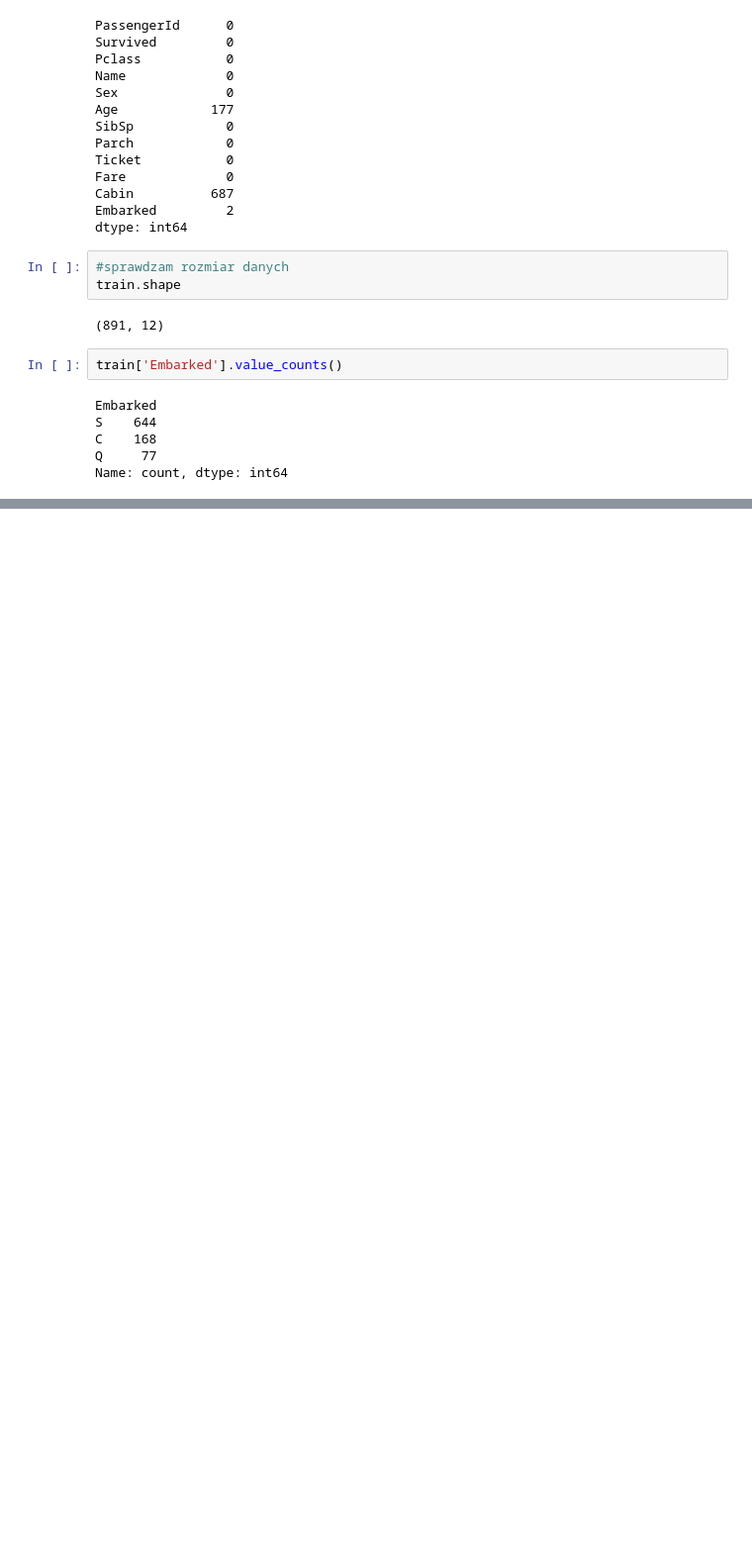
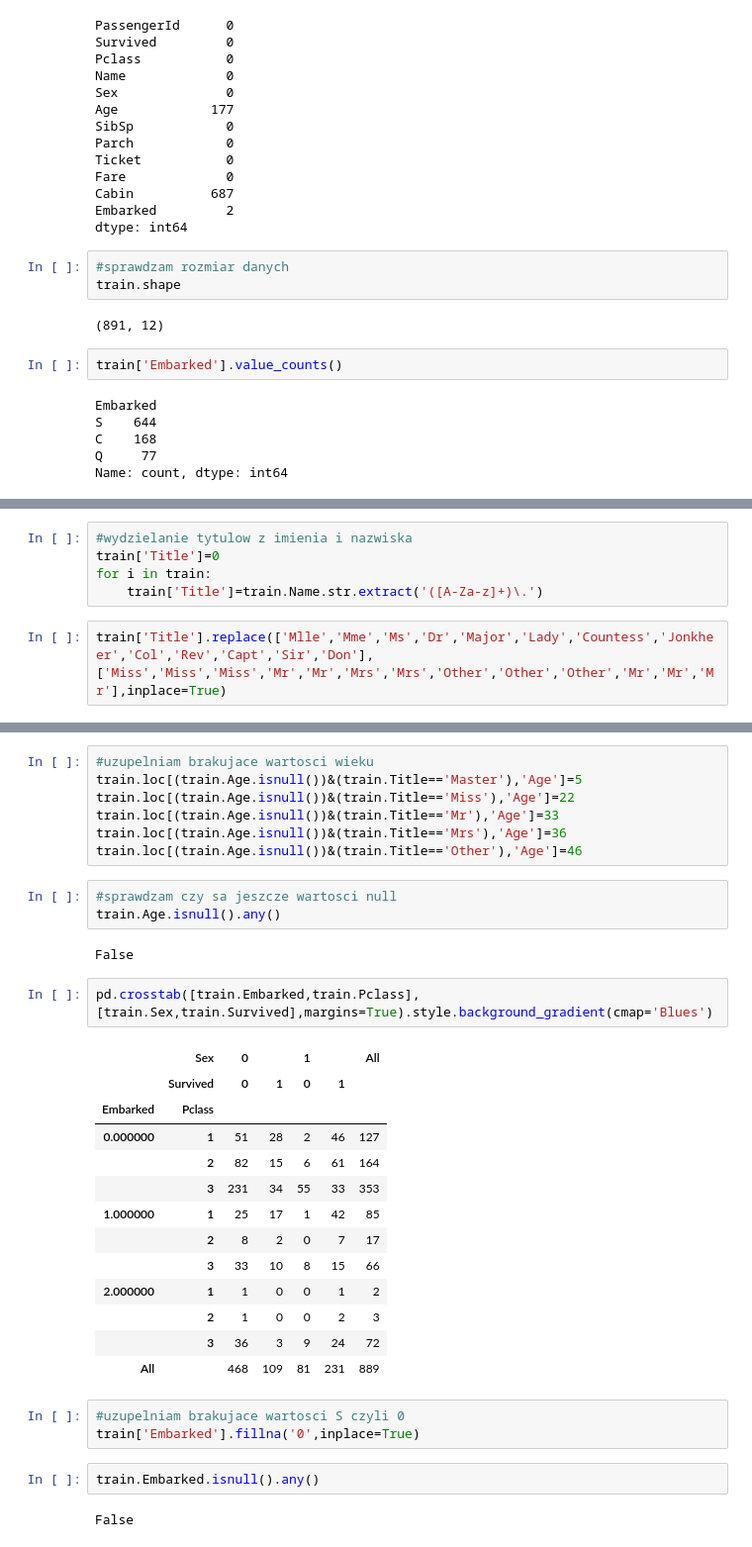
Before and after one commit to alexandrap11/titanic, a Jupyter notebook: titanic2.ipynb, the cells around one changed output, grey strips where cells are left out. Shown: that part at 99% size. Drawn from its saved outputs; the diff is of its cells as text; blank space fills up the shorter version.

```diff
--- a/titanic2.ipynb
+++ b/titanic2.ipynb
@@ -84,0 +154,7 @@ Name: count, dtype: int64
+# %%
+#wydzielanie tytulow z imienia i nazwiska
+train['Title']=0
+for i in train:
+    train['Title']=train.Name.str.extract('([A-Za-z]+)\.')
+# %%
+train['Title'].replace(['Mlle','Mme','Ms','Dr','Major','Lady','Countess','Jonkheer','Col','Rev','Capt','Sir','Don'],['Miss','Miss','Miss','Mr','Mr','Mrs','Mrs','Other','Other','Other','Mr','Mr','Mr'],inplace=True)
@@ -84,0 +171,35 @@ Name: count, dtype: int64
+# %%
+#uzupelniam brakujace wartosci wieku
+train.loc[(train.Age.isnull())&(train.Title=='Master'),'Age']=5
+train.loc[(train.Age.isnull())&(train.Title=='Miss'),'Age']=22
+train.loc[(train.Age.isnull())&(train.Title=='Mr'),'Age']=33
+train.loc[(train.Age.isnull())&(train.Title=='Mrs'),'Age']=36
+train.loc[(train.Age.isnull())&(train.Title=='Other'),'Age']=46
+# %%
+#sprawdzam czy sa jeszcze wartosci null
+train.Age.isnull().any()
+# %% [output]
+False
+# %%
+pd.crosstab([train.Embarked,train.Pclass],[train.Sex,train.Survived],margins=True).style.background_gradient(cmap='Blues')
+# %% [output]
+|  | Sex | 0 |  | 1 |  | All |
+|  | Survived | 0 | 1 | 0 | 1 |  |
+| Embarked | Pclass |  |  |  |  |  |
+| 0.000000 | 1 | 51 | 28 | 2 | 46 | 127 |
+|  | 2 | 82 | 15 | 6 | 61 | 164 |
+|  | 3 | 231 | 34 | 55 | 33 | 353 |
+| 1.000000 | 1 | 25 | 17 | 1 | 42 | 85 |
+|  | 2 | 8 | 2 | 0 | 7 | 17 |
+|  | 3 | 33 | 10 | 8 | 15 | 66 |
+| 2.000000 | 1 | 1 | 0 | 0 | 1 | 2 |
+|  | 2 | 1 | 0 | 0 | 2 | 3 |
+|  | 3 | 36 | 3 | 9 | 24 | 72 |
+| All |  | 468 | 109 | 81 | 231 | 889 |
+# %%
+#uzupelniam brakujace wartosci S czyli 0
+train['Embarked'].fillna('0',inplace=True)
+# %%
+train.Embarked.isnull().any()
+# %% [output]
+False
```
Also changed, not shown: parts of 21 cells of this notebook.
